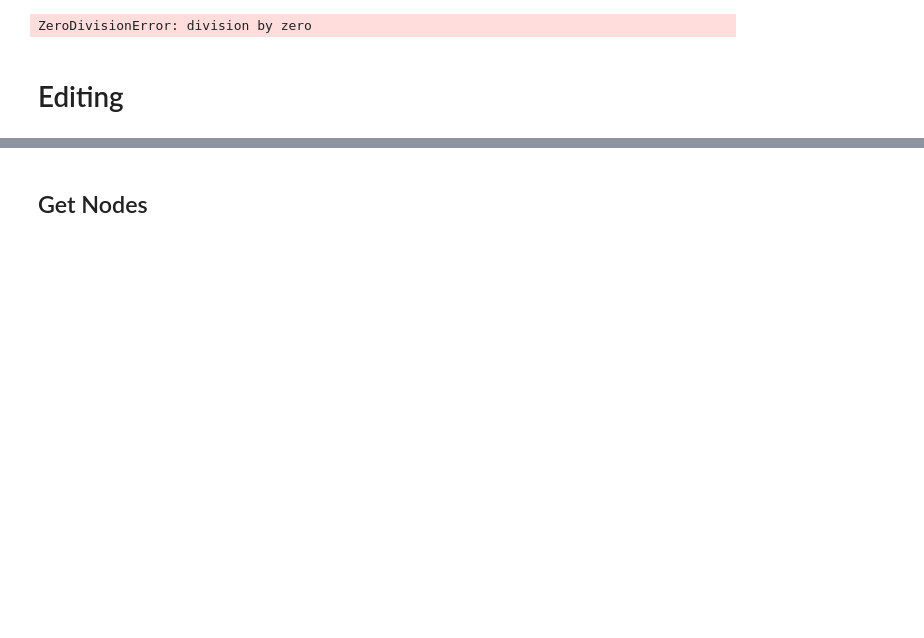
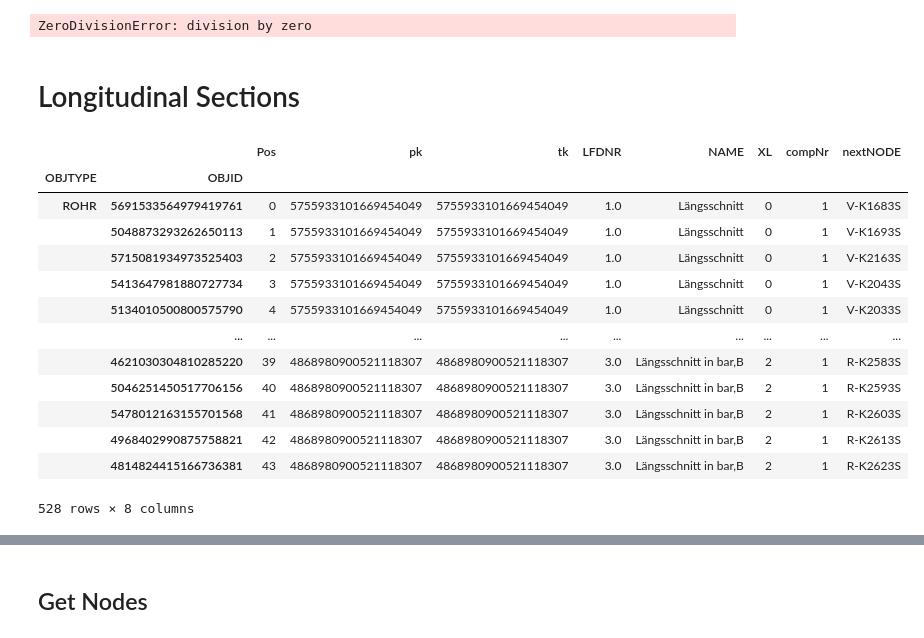
Before and after one commit to 3SConsult/PT3S, a Jupyter notebook: docs/Example3.ipynb, the cells around one changed output, grey strips where cells are left out. Cells and saved outputs as stored; diff of their text form; code cells hidden in the pictures; blank space fills up the shorter version.

```diff
--- a/docs/Example3.ipynb
+++ b/docs/Example3.ipynb
@@ -211,4 +95,6 @@ sorted(m.V3_VBEL.columns.to_list())
 # %% [output]
 ZeroDivisionError: division by zero
 # %% [markdown]
-# Editing
+# Longitudinal Sections
+# %%
+dfAGSN=m.dfAGSN
@@ -214,0 +107,18 @@ ZeroDivisionError: division by zero
+# %%
+dfAGSN=dxAndMxHelperFcts.constructNewMultiindexFromCols(dfAGSN,mColNames=['TYPE','ID']).sort_values(by=['LFDNR','XL','Pos'])
+dfAGSN
+# %% [output]
+|  |  | Pos | pk | tk | LFDNR | NAME | XL | compNr | nextNODE |
+| OBJTYPE | OBJID |  |  |  |  |  |  |  |  |
+| ROHR | 5691533564979419761 | 0 | 5755933101669454049 | 5755933101669454049 | 1.0 | Längsschnitt | 0 | 1 | V-K1683S |
+|  | 5048873293262650113 | 1 | 5755933101669454049 | 5755933101669454049 | 1.0 | Längsschnitt | 0 | 1 | V-K1693S |
+|  | 5715081934973525403 | 2 | 5755933101669454049 | 5755933101669454049 | 1.0 | Längsschnitt | 0 | 1 | V-K2163S |
+|  | 5413647981880727734 | 3 | 5755933101669454049 | 5755933101669454049 | 1.0 | Längsschnitt | 0 | 1 | V-K2043S |
+|  | 5134010500800575790 | 4 | 5755933101669454049 | 5755933101669454049 | 1.0 | Längsschnitt | 0 | 1 | V-K2033S |
+|  | ... | ... | ... | ... | ... | ... | ... | ... | ... |
+|  | 4621030304810285220 | 39 | 4868980900521118307 | 4868980900521118307 | 3.0 | Längsschnitt in bar,B | 2 | 1 | R-K2583S |
+|  | 5046251450517706156 | 40 | 4868980900521118307 | 4868980900521118307 | 3.0 | Längsschnitt in bar,B | 2 | 1 | R-K2593S |
+|  | 5478012163155701568 | 41 | 4868980900521118307 | 4868980900521118307 | 3.0 | Längsschnitt in bar,B | 2 | 1 | R-K2603S |
+|  | 4968402990875758821 | 42 | 4868980900521118307 | 4868980900521118307 | 3.0 | Längsschnitt in bar,B | 2 | 1 | R-K2613S |
+|  | 4814824415166736381 | 43 | 4868980900521118307 | 4868980900521118307 | 3.0 | Längsschnitt in bar,B | 2 | 1 | R-K2623S |
+528 rows × 8 columns
```
Also changed, not shown: parts of 22 cells of this notebook, 8 other files.
